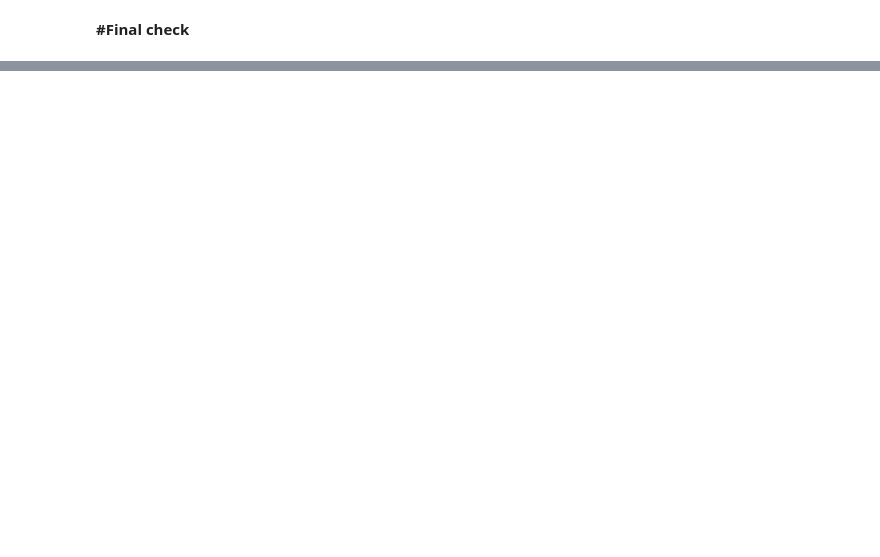
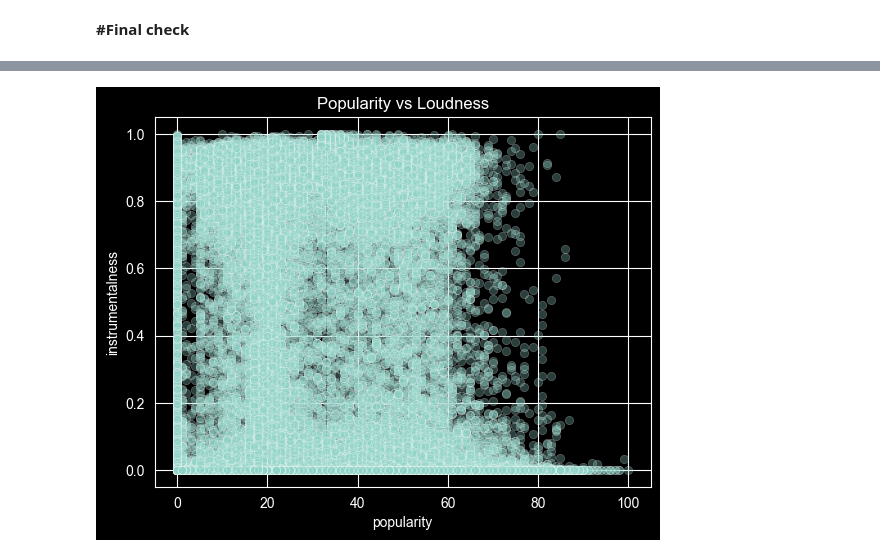
Before and after one commit to crsheehan/SpotifyDataAnalysis, a Jupyter notebook: spotify_eda.ipynb, the cells around one changed output, grey strips where cells are left out. Cells and saved outputs as stored; diff of their text form; code cells hidden in the pictures; blank space fills up the shorter version.

```diff
--- a/spotify_eda.ipynb
+++ b/spotify_eda.ipynb
@@ -147,0 +200,12 @@ After cleaning, the dataset contains 81,343 songs with 20 features. I removed ro
+# %%
+sns.scatterplot(
+    data=df,
+    y='instrumentalness',
+    x='popularity',
+    alpha=0.3
+)
+
+plt.title("Popularity vs Loudness")
+plt.show()
+# %% [output]
+[figure, added]
```
Also changed, not shown: parts of 8 cells of this notebook.
